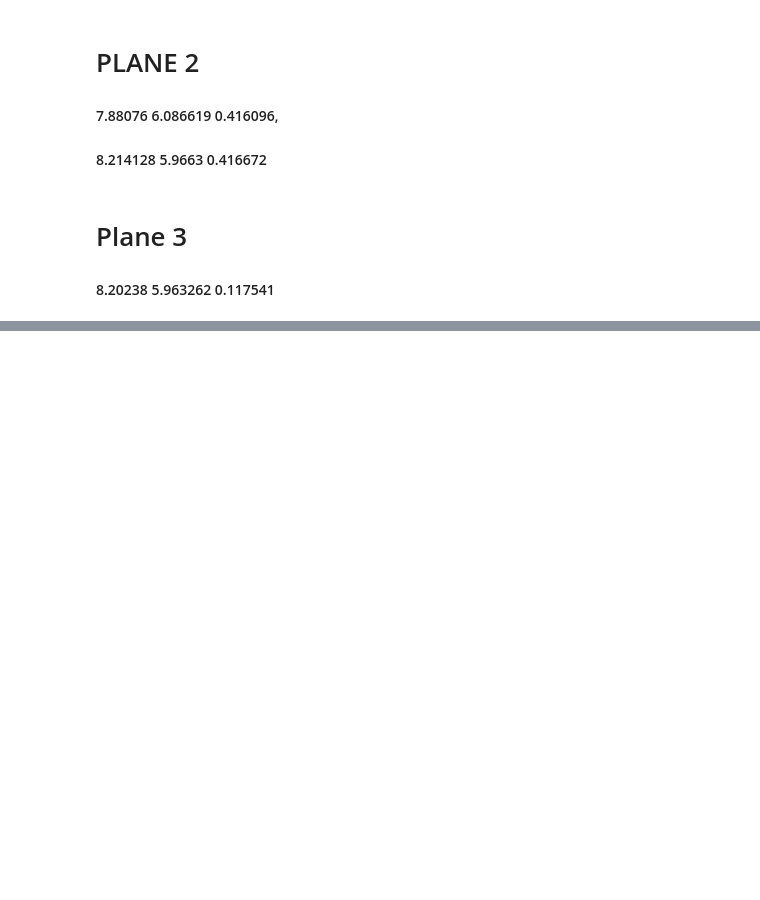
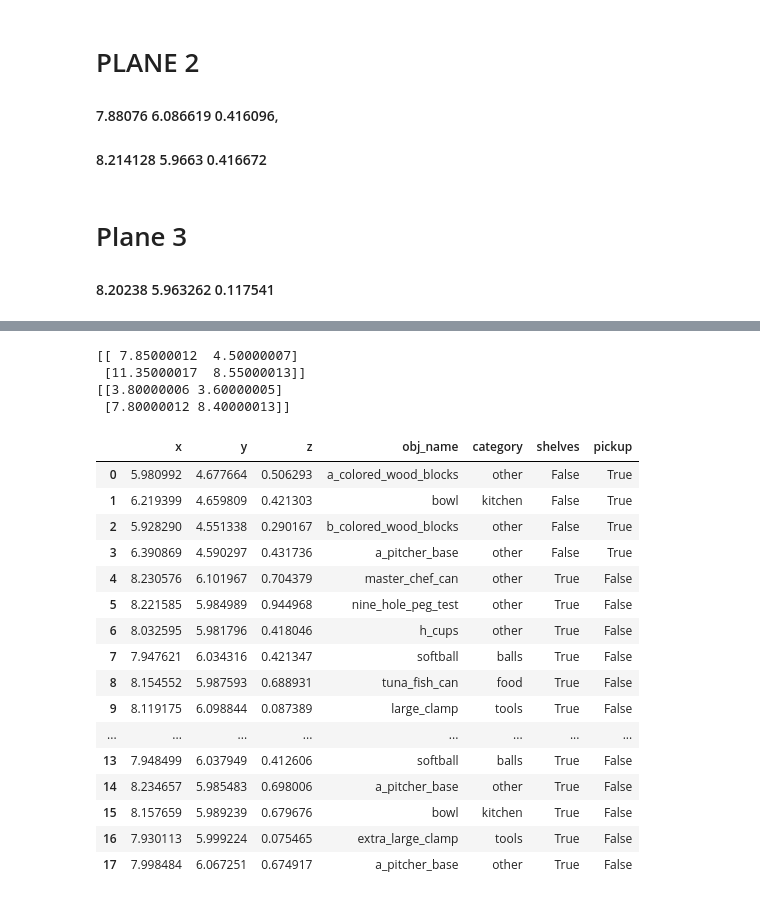
Before and after one commit to takeshi-pumas/catkin_extras, a Jupyter notebook: src/task/scripts/SMACH-ish-Grasp-yolo-adj-RealTakeshi.ipynb, the cells around one changed output, grey strips where cells are left out. Cells and saved outputs as stored; diff of their text form; code cells hidden in the pictures; blank space fills up the shorter version.

Commit message:
Pandas objects

```diff
--- a/src/task/scripts/SMACH-ish-Grasp-yolo-adj-RealTakeshi.ipynb
+++ b/src/task/scripts/SMACH-ish-Grasp-yolo-adj-RealTakeshi.ipynb
@@ -558,0 +284,4 @@ objs
+# %%
+import pandas as pd
+objs = pd.read_csv ('/home/roboworks/Documents/objs.csv')
+objs=objs.drop(columns='Unnamed: 0')
@@ -558,0 +351,13 @@ objs
+# %%
+def categorize_objs(name):
+    if name in kitchen: return 'kitchen'
+    elif name in tools: return 'tools'
+    elif name in balls: return 'balls'
+    elif name in fruits: return 'fruits'
+    elif name in food: return 'food'
+    return 'other'
+# %%
+cats=[]
+for name in objs['obj_name']:
+    cats.append(categorize_objs(name))
+objs['category'] = cats
@@ -558,0 +384,32 @@ objs
+# %%
+regions={'shelves':np.load('/home/roboworks/Documents/shelves_region.npy'),'pickup':np.load('/home/roboworks/Documents/pickup_region.npy')}
+def is_inside(x,y):return ((area_box[1,1] > y) and (area_box[0,1] < y)) and ((area_box[1,0] > x) and (area_box[0,0] < x))
+for name in regions:
+    in_region=[]
+    area_box=regions[name]
+    print (area_box)
+    for index, row in objs[['x','y']].iterrows():in_region.append(is_inside(row.x, row.y))
+    objs[name]=pd.Series(in_region)
+objs
+# %% [output]
+[[ 7.85000012  4.50000007]
+ [11.35000017  8.55000013]]
+[[3.80000006 3.60000005]
+ [7.80000012 8.40000013]]
+|  | x | y | z | obj_name | category | shelves | pickup |
+| 0 | 5.980992 | 4.677664 | 0.506293 | a_colored_wood_blocks | other | False | True |
+| 1 | 6.219399 | 4.659809 | 0.421303 | bowl | kitchen | False | True |
+| 2 | 5.928290 | 4.551338 | 0.290167 | b_colored_wood_blocks | other | False | True |
+| 3 | 6.390869 | 4.590297 | 0.431736 | a_pitcher_base | other | False | True |
+| 4 | 8.230576 | 6.101967 | 0.704379 | master_chef_can | other | True | False |
+| 5 | 8.221585 | 5.984989 | 0.944968 | nine_hole_peg_test | other | True | False |
+| 6 | 8.032595 | 5.981796 | 0.418046 | h_cups | other | True | False |
+| 7 | 7.947621 | 6.034316 | 0.421347 | softball | balls | True | False |
+| 8 | 8.154552 | 5.987593 | 0.688931 | tuna_fish_can | food | True | False |
+| 9 | 8.119175 | 6.098844 | 0.087389 | large_clamp | tools | True | False |
+| ... | ... | ... | ... | ... | ... | ... | ... |
+| 13 | 7.948499 | 6.037949 | 0.412606 | softball | balls | True | False |
+| 14 | 8.234657 | 5.985483 | 0.698006 | a_pitcher_base | other | True | False |
+| 15 | 8.157659 | 5.989239 | 0.679676 | bowl | kitchen | True | False |
+| 16 | 7.930113 | 5.999224 | 0.075465 | extra_large_clamp | tools | True | False |
+| 17 | 7.998484 | 6.067251 | 0.674917 | a_pitcher_base | other | True | False |
```
Also changed, not shown: parts of 44 cells of this notebook, 6 other files.
